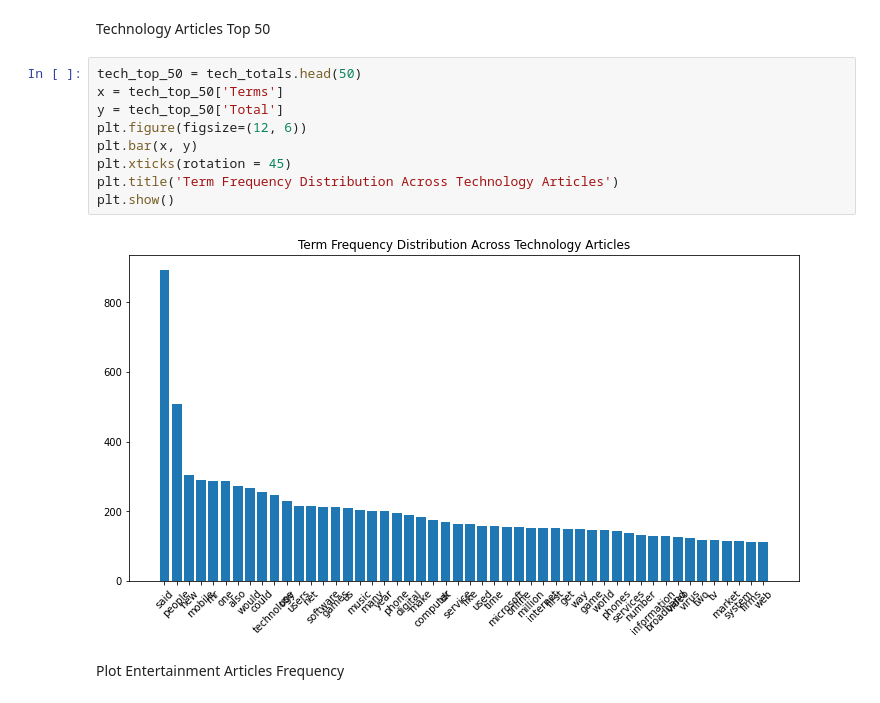
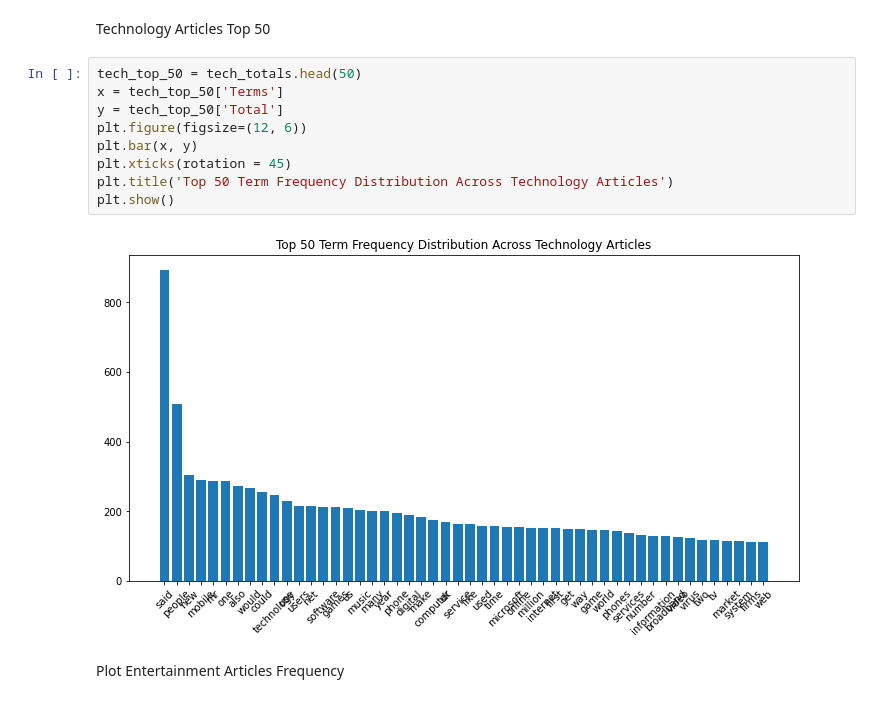
Before and after one commit to waldosingleton/Assignment_3, a Jupyter notebook: Group_1.ipynb, the cells around one changed output. Cells and saved outputs as stored; diff of their text form.

```diff
--- a/Group_1.ipynb
+++ b/Group_1.ipynb
@@ -219,14 +219,14 @@ Technology Articles Top 50
 # %%
 tech_top_50 = tech_totals.head(50)
 x = tech_top_50['Terms']
 y = tech_top_50['Total']
 plt.figure(figsize=(12, 6))
 plt.bar(x, y)
 plt.xticks(rotation = 45)
-plt.title('Term Frequency Distribution Across Technology Articles')
+plt.title('Top 50 Term Frequency Distribution Across Technology Articles')
 plt.show()
 # %% [output]
-[figure, old version]
+[figure, new version]
 # %% [markdown]
 Plot Entertainment Articles Frequency
 # %%
```
Also changed, not shown: parts of 1 cell of this notebook.
